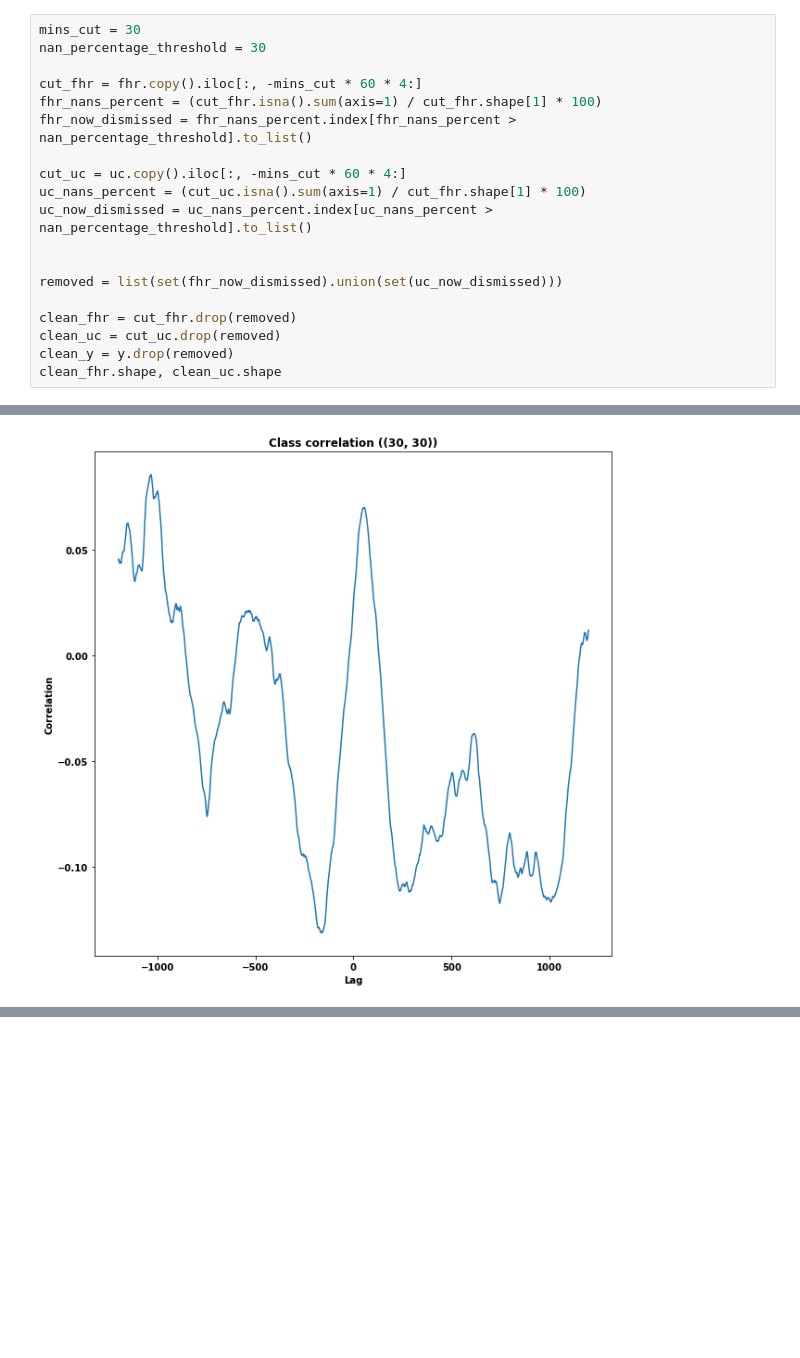
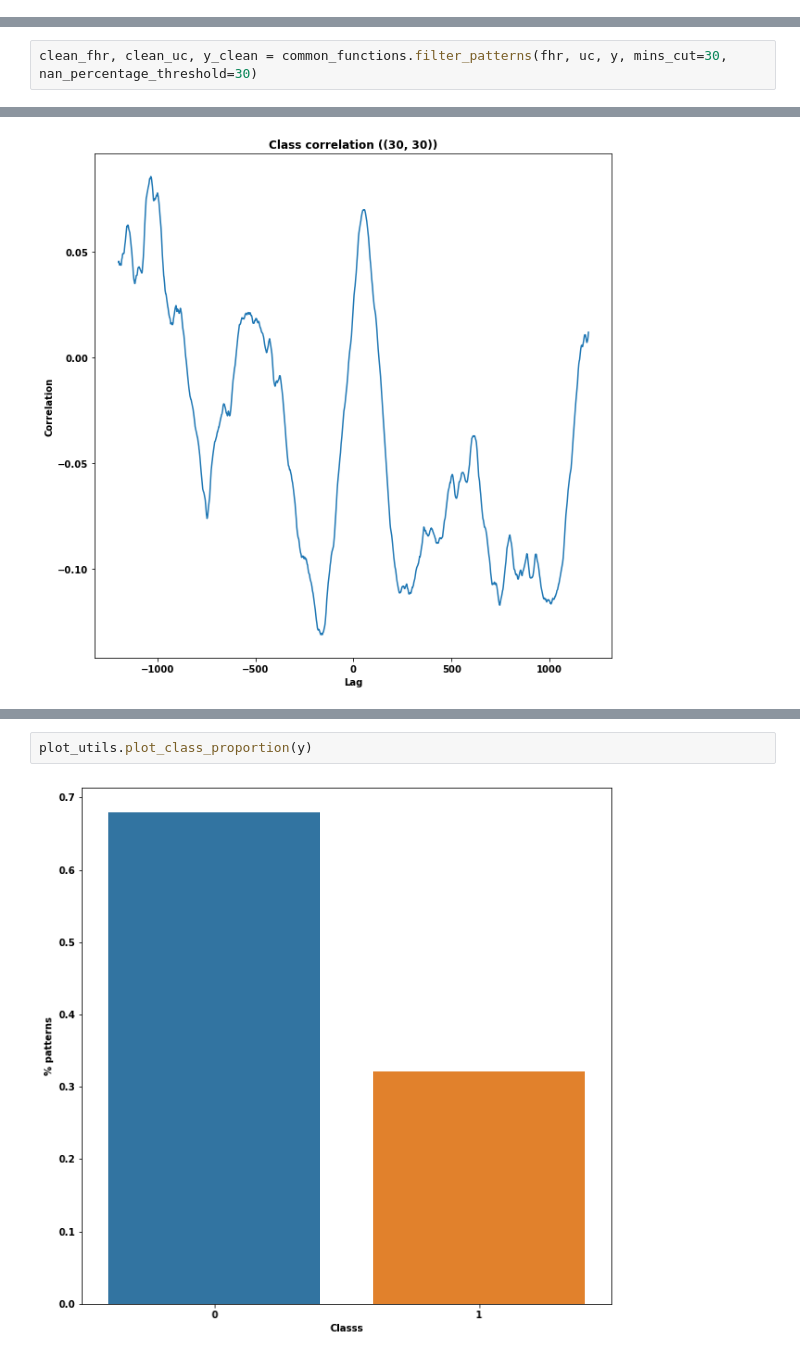
Before and after one commit to lujoselu98/TFM, a Jupyter notebook: Transformations/filter_data.ipynb, the cells around one changed output, grey strips where cells are left out. Drawn from its saved outputs; the diff is of its cells as text; blank space fills up the shorter version.

Commit message:
Typos on some functions and bugfix on plot class distribution

```diff
--- a/Transformations/filter_data.ipynb
+++ b/Transformations/filter_data.ipynb
@@ -69,22 +69,3 @@ plt.savefig(f"filtered_curves.pdf")
 30 20 401 (552, 7200) (151, 7200) True
 30 30 295 (552, 7200) (257, 7200) True
 [figure]
-# %%
-mins_cut = 30
-nan_percentage_threshold = 30
-
-cut_fhr = fhr.copy().iloc[:, -mins_cut * 60 * 4:]
-fhr_nans_percent = (cut_fhr.isna().sum(axis=1) / cut_fhr.shape[1] * 100)
-fhr_now_dismissed = fhr_nans_percent.index[fhr_nans_percent > nan_percentage_threshold].to_list()
-
-cut_uc = uc.copy().iloc[:, -mins_cut * 60 * 4:]
-uc_nans_percent = (cut_uc.isna().sum(axis=1) / cut_fhr.shape[1] * 100)
-uc_now_dismissed = uc_nans_percent.index[uc_nans_percent > nan_percentage_threshold].to_list()
-
-
-removed = list(set(fhr_now_dismissed).union(set(uc_now_dismissed)))
-
-clean_fhr = cut_fhr.drop(removed)
-clean_uc = cut_uc.drop(removed)
-clean_y = y.drop(removed)
-clean_fhr.shape, clean_uc.shape
@@ -93 +72,3 @@ clean_fhr.shape, clean_uc.shape
+# %%
+clean_fhr, clean_uc, y_clean = common_functions.filter_patterns(fhr, uc, y, mins_cut=30, nan_percentage_threshold=30)
 # %%
@@ -153,0 +132,4 @@ Name: ph, dtype: int64
+# %%
+plot_utils.plot_class_proportion(y)
+# %% [output]
+[figure, added]
```
Also changed, not shown: parts of 5 cells of this notebook, 4 other files.
